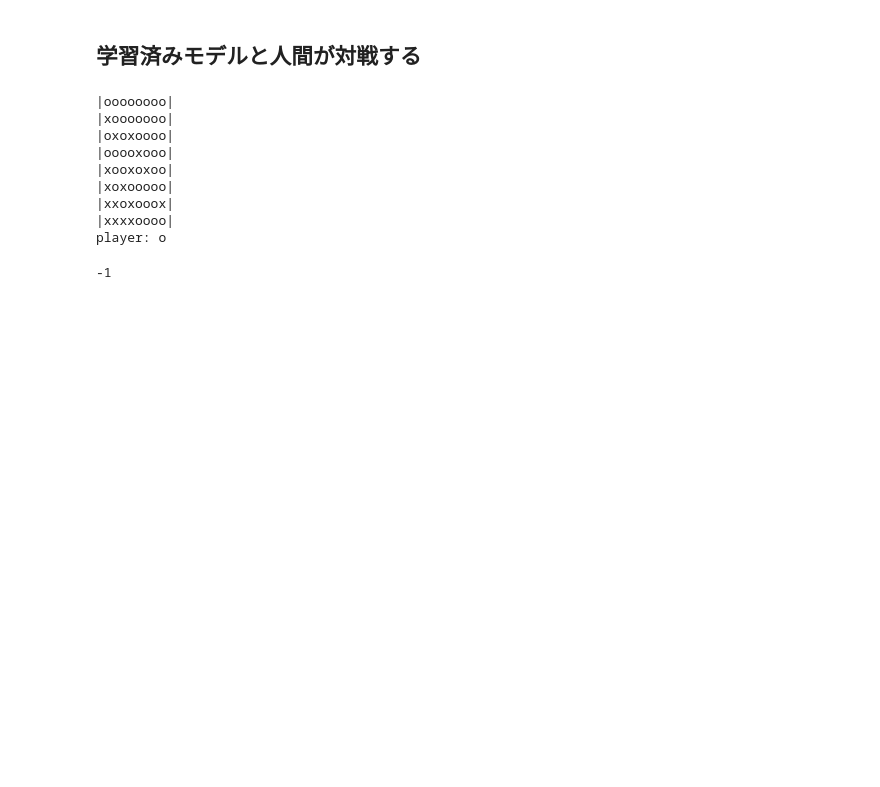
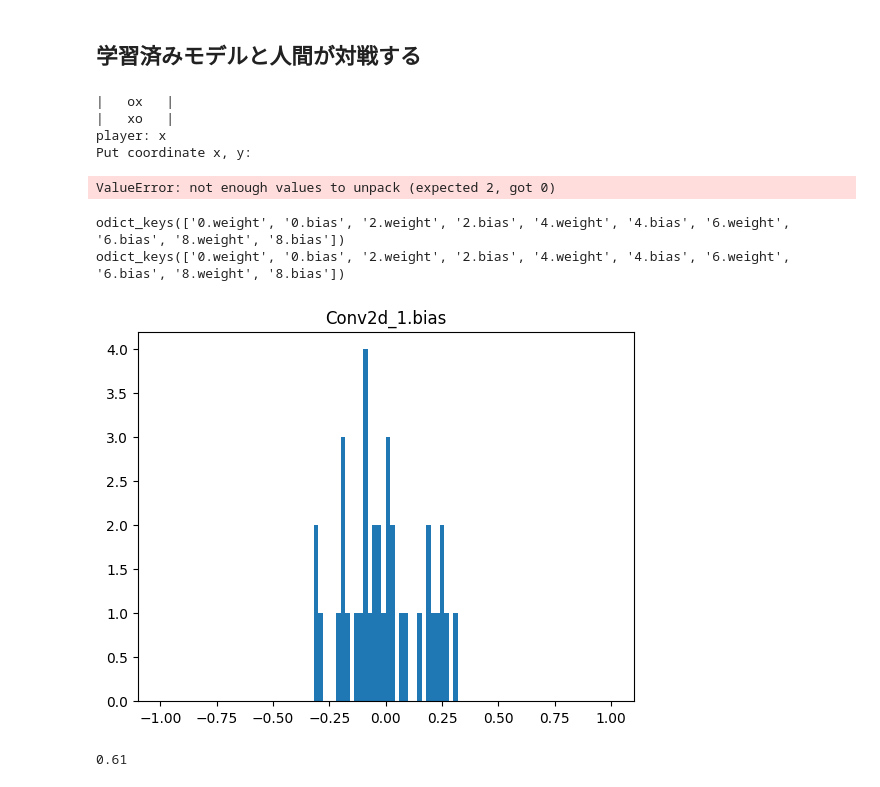
Before and after one commit to gunnersgoestocl/OthelloAI, a Jupyter notebook: index.ipynb, the cells around one changed output. Saved outputs shown, nothing was run; the diff lists cells and outputs as text; code cells hidden in the pictures; blank space fills up the shorter version.

```diff
--- a/index.ipynb
+++ b/index.ipynb
@@ -734,9 +765,9 @@ else:
 
 # モデルの読み込み
 policy = p_net()
-policy.load_state_dict(torch.load('bin/policy2.pth'))
+policy.load_state_dict(torch.load('bin/policy2_sim.pth'))
 Q_value = v_net()
-Q_value.load_state_dict(torch.load('bin/Q_value2.pth'))
+Q_value.load_state_dict(torch.load('bin/Q_value2_sim.pth'))
 # 保存先のファイル名
 filename = "log/HvsAI_"+str(time.time())+".txt"
 # 対戦の準備
@@ -781,13 +812,51 @@ board.show()
 board.fshow(filename)
 board.winner()
 # %% [output]
-|oooooooo|
-|xooooooo|
-|oxoxoooo|
-|ooooxooo|
-|xooxoxoo|
-|xoxooooo|
-|xxoxooox|
-|xxxxoooo|
-player: o
+|   ox   |
+|   xo   |
+player: x
+Put coordinate x, y:
--1
+ValueError: not enough values to unpack (expected 2, got 0)
+# %%
+def visualize_param(ax, model, paramname, title = None, **kwargs):
+    _plot_flag = False
+    for name, param in model.state_dict().items():
+        if name == paramname:
+            ax.hist(param.detach().cpu().numpy().flatten(), **kwargs)
+            _plot_flag = True
+            break
+    ax.set_title(title)
+    if not _plot_flag:
+        raise ValueError("No such parameter name in the model")
+# %%
+def create_model():
+    return nn.Sequential(
+        nn.Conv2d(1, 4, kernel_size=3, padding=1, padding_mode='replicate'),    # out_channelsは欲しい特徴マップの数
+        nn.ReLU(),
+        nn.Conv2d(4, 16, kernel_size=3, padding=1, padding_mode='replicate'),
+        nn.ReLU(),
+        nn.Conv2d(16, 16, kernel_size=3, padding=1, padding_mode='replicate'),
+        nn.ReLU(),
+        nn.Conv2d(16, 4, kernel_size=3, padding=1, padding_mode='replicate'),
+        nn.ReLU(),
+        nn.Conv2d(4, 1, kernel_size=1)
+    )
+# %%
+model = create_model()
+print(model.state_dict().keys())
+print(policy.features.state_dict().keys())
+# %% [output]
+odict_keys(['0.weight', '0.bias', '2.weight', '2.bias', '4.weight', '4.bias', '6.weight', '6.bias', '8.weight', '8.bias'])
+odict_keys(['0.weight', '0.bias', '2.weight', '2.bias', '4.weight', '4.bias', '6.weight', '6.bias', '8.weight', '8.bias'])
+# %%
+%reload_ext autoreload
+%autoreload 2
+import os
+import numpy as np
+import matplotlib.pyplot as plt
+fig, ax = plt.subplots(1, 1)
+title = "Conv2d_1.bias"
+model.load_state_dict(torch.load('bin/policy2.pth'))
+visualize_param(ax, model, "0.weight", title, bins = 100, range = (-1, 1))
+# %% [output]
+[figure, added]
@@ -793,0 +887,17 @@ player: o
+# %%
+policy = p_net()
+policy.load_state_dict(torch.load('bin/policy2_sim.pth'))
+Q_value = v_net()
+Q_value.load_state_dict(torch.load('bin/Q_value2_sim.pth'))
+# 対戦の準備
+board = Board()             # 盤面を初期化
+win = 0
+trial = 100
+for i in range(trial):
+    board = Board()
+    win += AIvsrandom(policy, Q_value, -1)
+    win += AIvsrandom(policy, Q_value, 1)
+    #print("trial", i)
+print(win/trial/2)
+# %% [output]
+0.61
```
Also changed, not shown: parts of 7 cells of this notebook, 22 other files.
